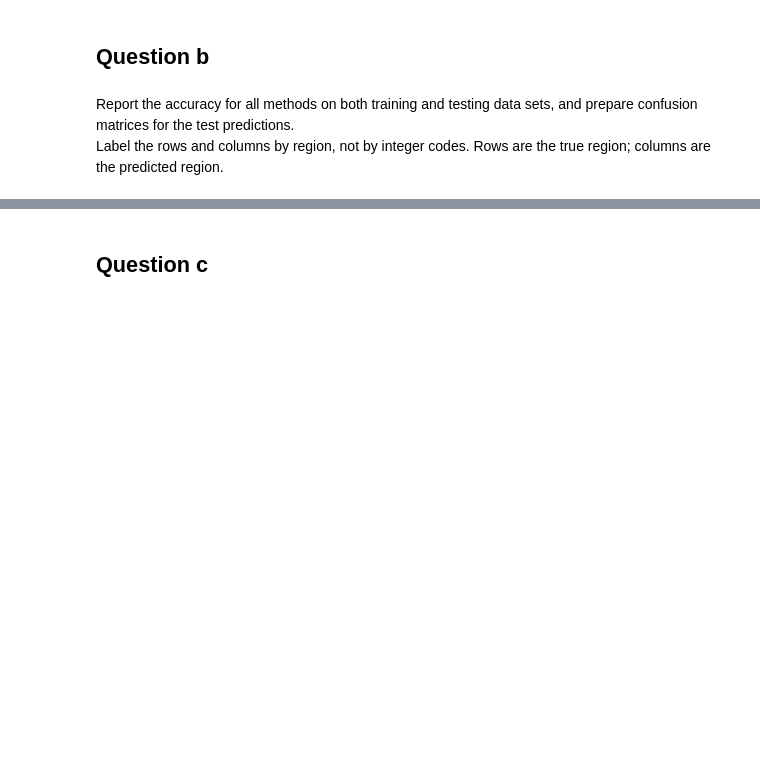
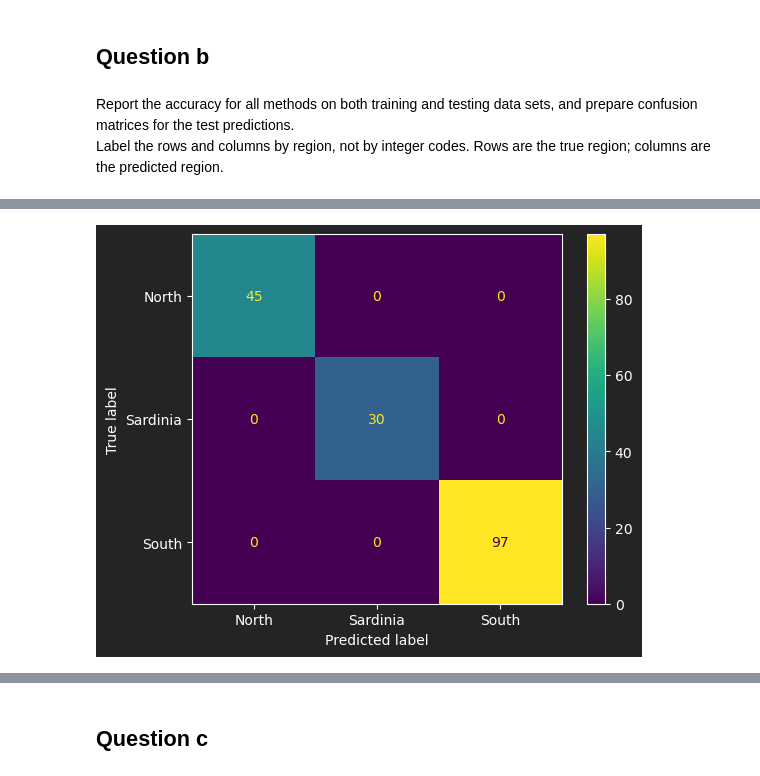
Before and after one commit to jbowen102/CS598_PSL_Coding_Assignment_4, a Jupyter notebook: CA4_dev.ipynb, the cells around one changed output, grey strips where cells are left out. Saved outputs shown, nothing was run; the diff lists cells and outputs as text; code cells hidden in the pictures; blank space fills up the shorter version.

```diff
--- a/CA4_dev.ipynb
+++ b/CA4_dev.ipynb
@@ -126,0 +148,4 @@ Label the rows and columns by region, not by integer codes. Rows are the true re
+# %%
+Y_pred_test_1 = clf.predict(X_test)
+Y_pred_test_2 = clf2.predict(X_test)
+Y_pred_test_3 = clf3.predict(X_test)
@@ -126,0 +174,5 @@ Label the rows and columns by region, not by integer codes. Rows are the true re
+# %%
+ConfusionMatrixDisplay.from_predictions(
+   Y_test, Y_pred_test_1, labels=np.array(["North", "Sardinia", "South"]));
+# %% [output]
+[figure, added]
```
Also changed, not shown: parts of 12 cells of this notebook.
